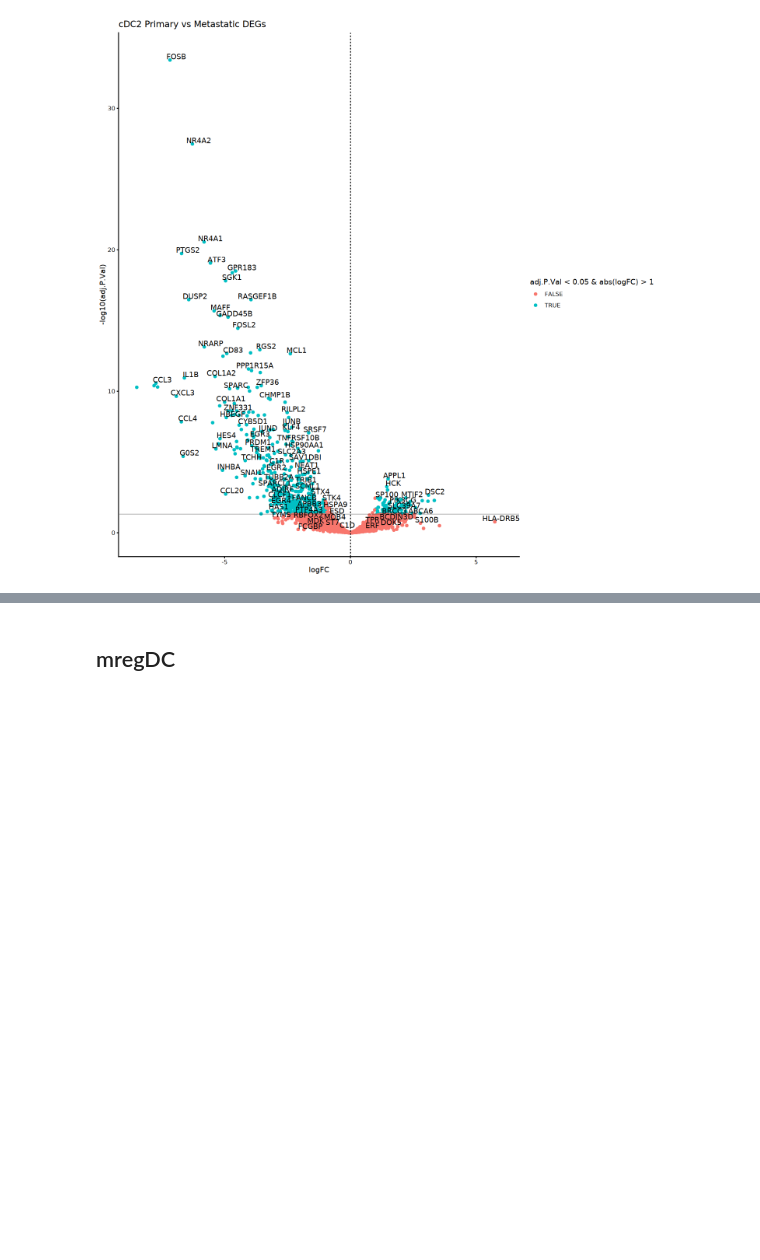
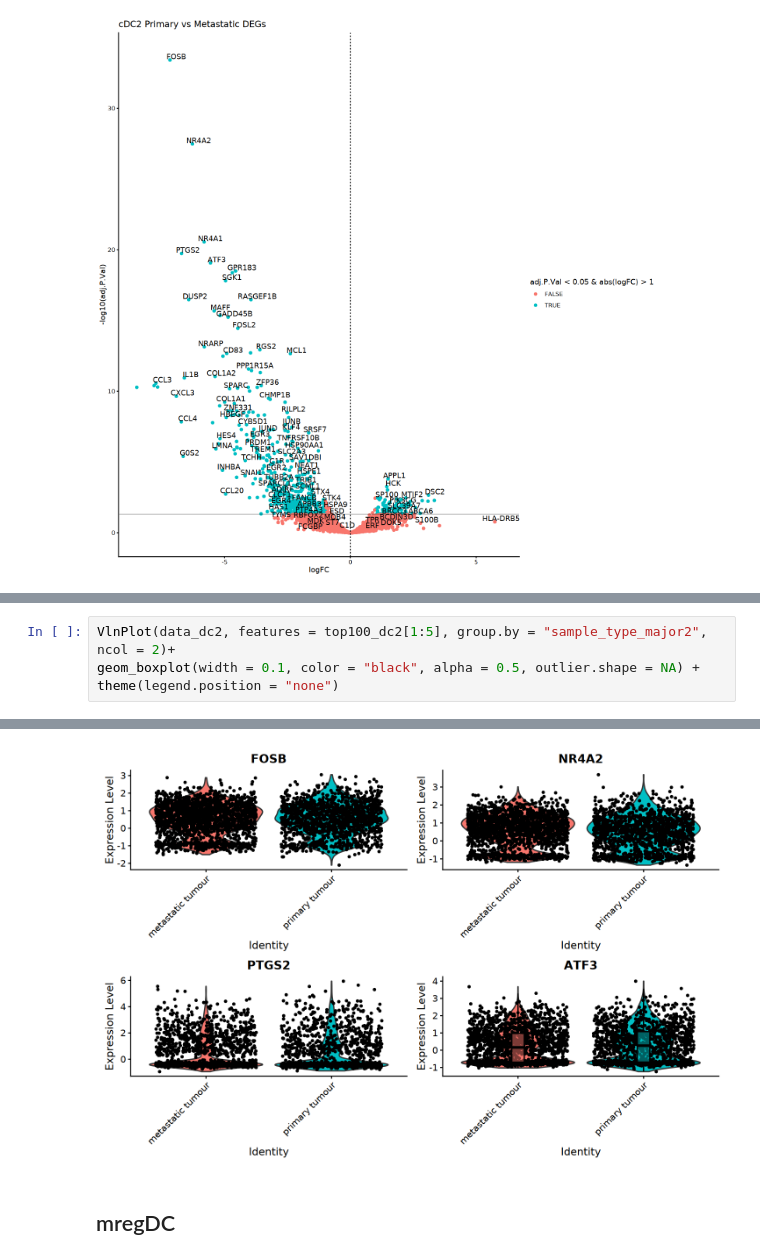
Before and after one commit to luziaB/2026_AtlasAnalysis_Code, a Jupyter notebook: notebooks/R_Jupyter_Analysis/2026-06-18_OC_Pseudobulk_PrimaryvMets_PseudoDEG_VPs.ipynb, the cells around one changed output, grey strips where cells are left out. Cells and saved outputs as stored; diff of their text form; blank space fills up the shorter version.

```diff
--- a/notebooks/R_Jupyter_Analysis/2026-06-18_OC_Pseudobulk_PrimaryvMets_PseudoDEG_VPs.ipynb
+++ b/notebooks/R_Jupyter_Analysis/2026-06-18_OC_Pseudobulk_PrimaryvMets_PseudoDEG_VPs.ipynb
@@ -292,0 +321,5 @@ ggplot(tt1_dc2,
+# %%
+VlnPlot(data_dc2, features = top100_dc2[1:5], group.by = "sample_type_major2", ncol = 2)+
+geom_boxplot(width = 0.1, color = "black", alpha = 0.5, outlier.shape = NA) +
+theme(legend.position = "none")
+# %% [output]
@@ -293,3 +328,4 @@ ggplot(tt1_dc2,
+[figure, added]
 # %% [markdown]
 ## mregDC
 # %%
```
Also changed, not shown: parts of 16 cells of this notebook, 45 other files.
